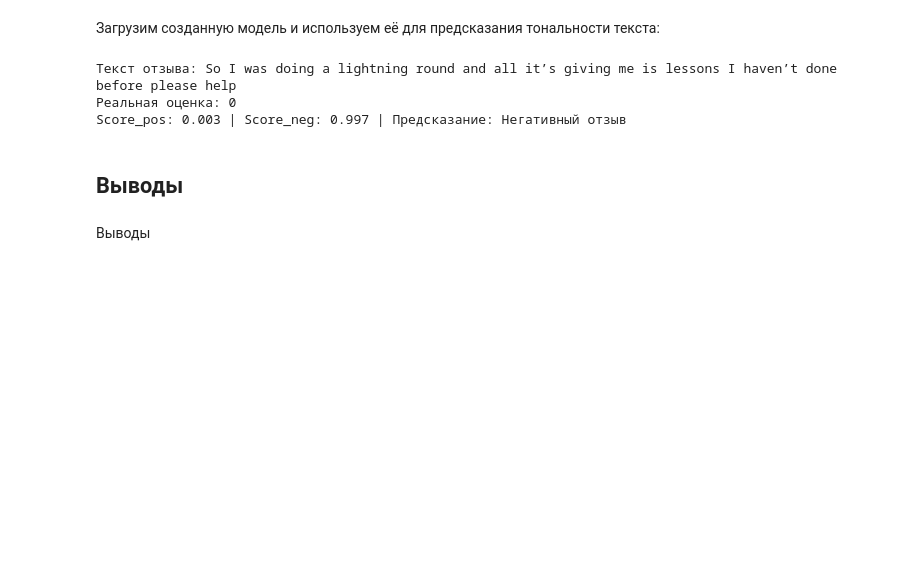
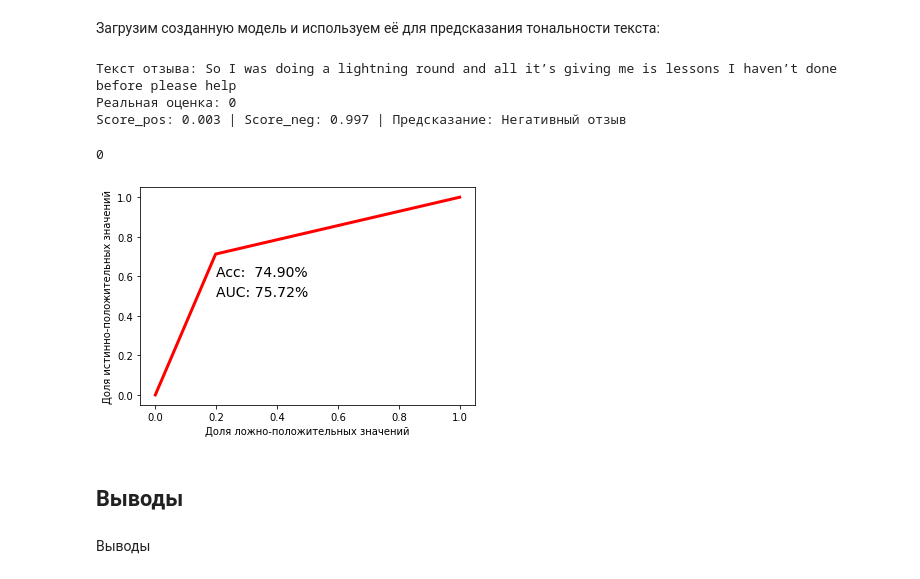
Before and after one commit to Alice15423/sentiment_analysis, a Jupyter notebook: reseach/sentiment_analysis.ipynb, the cells around one changed output. Cells and saved outputs as stored; diff of their text form; code cells hidden in the pictures; blank space fills up the shorter version.

```diff
--- a/reseach/sentiment_analysis.ipynb
+++ b/reseach/sentiment_analysis.ipynb
@@ -638,0 +564,8 @@ results_optimize_3[results_optimize_3['acc'] == results_optimize_3['acc'].max()]
+# %%
+indices = []
+for element in features_test:
+    if element == []:
+        indices.append(features_test.index(element))
+        features_test.remove(element)
+
+indices
@@ -859,6 +956,32 @@ print(
 Текст отзыва: So I was doing a lightning round and all it’s giving me is lessons I haven’t done before please help
 Реальная оценка: 0
 Score_pos: 0.003 | Score_neg: 0.997 | Предсказание: Негативный отзыв
+# %%
+loaded_model = spacy.load('cnn_model')
+predicts = []
+df_check = df_check[:round(len(df_check) * 0.5)]
+
+for review in df_check['content']:
+    predict_text = loaded_model(review)
+    predicts.append(1 if predict_text.cats['pos'] > predict_text.cats['neg'] else 0)
+
+predicts[0]
+# %% [output]
+0
+# %%
+acc = accuracy_score(df_check['rating'], predicts)
+auc = roc_auc_score(df_check['rating'], predicts)
+fpr, tpr, _ = roc_curve(df_check['rating'], predicts)
+plt.plot(fpr, tpr, 'r', linewidth='3')
+
+plt.annotate(f'Acc:  {acc:0.2%}', (0.2, 0.6), size=14)
+plt.annotate(f'AUC: {auc:0.2%}', (0.2, 0.5), size=14)
+
+plt.xlabel('Доля ложно-положительных значений')
+plt.ylabel('Доля истинно-положительных значений')
+plt.show()
+# %% [output]
+[figure, added]
 # %% [markdown]
 ## Выводы
 # %% [markdown]
```
Also changed, not shown: parts of 52 cells of this notebook, 1 other file.
